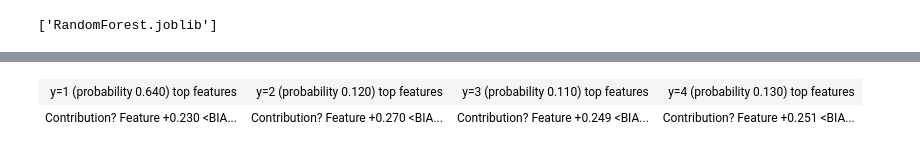
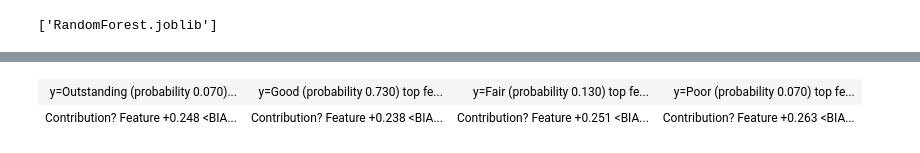
Before and after one commit to Adi-repo/Employee-Productivity, a Jupyter notebook: Employee Productivity.ipynb, the cells around one changed output, grey strips where cells are left out. Drawn from its saved outputs; the diff is of its cells as text; code cells hidden in the pictures.

```diff
--- a/Employee Productivity.ipynb
+++ b/Employee Productivity.ipynb
@@ -145,7 +160,7 @@ TypeError: show_prediction() missing 1 required positional argument: 'doc'
 # %%
 eli5.show_prediction( rfc,
                          X_test.iloc[0],
-                         feature_names = X_features )
+                         target_names = ['Outstanding', 'Good', 'Fair', 'Poor'] )
 # %% [output]
-| y=1 (probability 0.640) top features | y=2 (probability 0.120) top features | y=3 (probability 0.110) top features | y=4 (probability 0.130) top features |
-| Contribution? Feature +0.230 <BIA... | Contribution? Feature +0.270 <BIA... | Contribution? Feature +0.249 <BIA... | Contribution? Feature +0.251 <BIA... |
+| y=Outstanding (probability 0.070)... | y=Good (probability 0.730) top fe... | y=Fair (probability 0.130) top fe... | y=Poor (probability 0.070) top fe... |
+| Contribution? Feature +0.248 <BIA... | Contribution? Feature +0.238 <BIA... | Contribution? Feature +0.251 <BIA... | Contribution? Feature +0.263 <BIA... |
```
Also changed, not shown: parts of 10 cells of this notebook.
